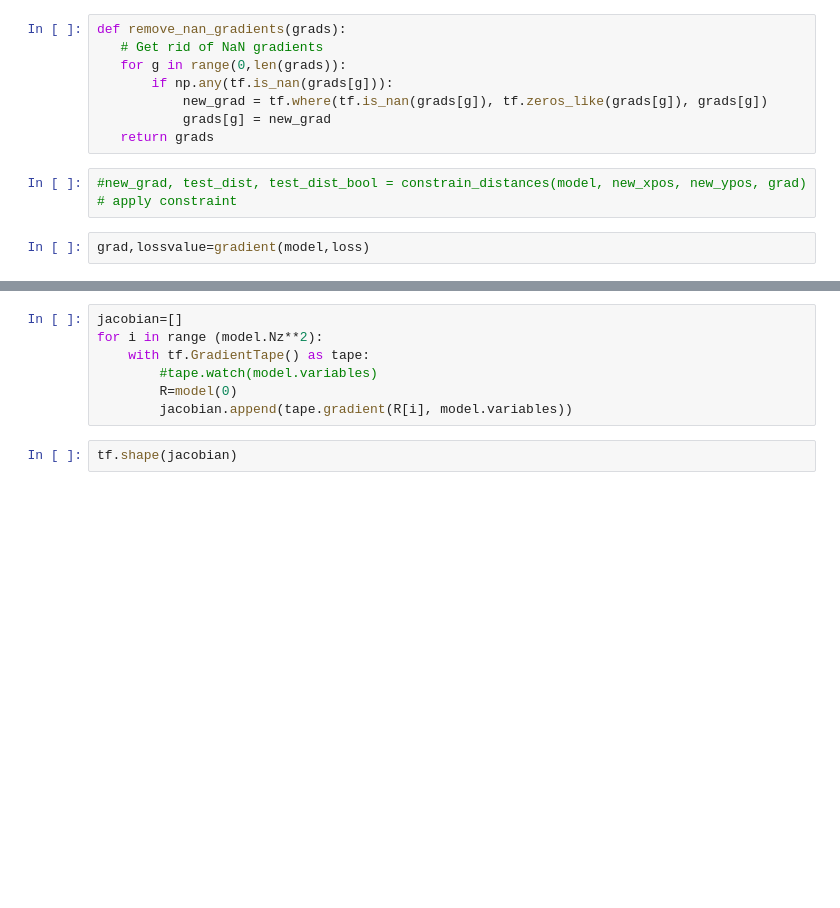
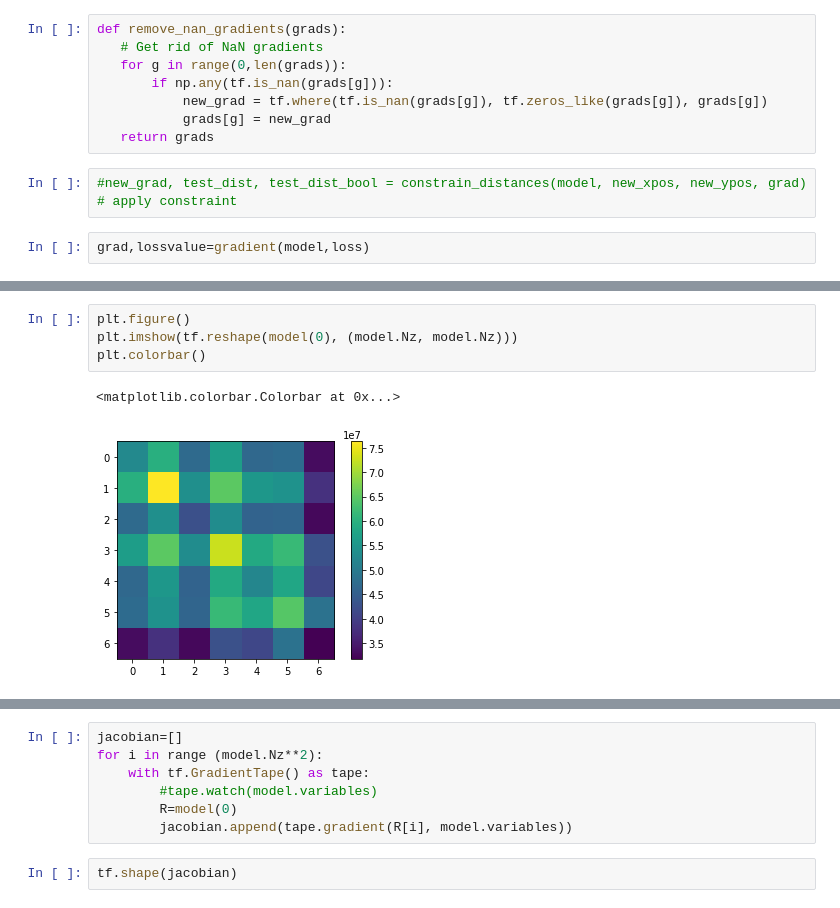
Before and after one commit to antipa/Randoscope_dev, a Jupyter notebook: RandoscopeXCorrMinTF-RadiusLearning.ipynb, the cells around one changed output, grey strips where cells are left out. Drawn from its saved outputs; the diff is of its cells as text; blank space fills up the shorter version.

```diff
--- a/RandoscopeXCorrMinTF-RadiusLearning.ipynb
+++ b/RandoscopeXCorrMinTF-RadiusLearning.ipynb
@@ -276,0 +371,7 @@ grad
+# %%
+plt.figure()
+plt.imshow(tf.reshape(model(0), (model.Nz, model.Nz)))
+plt.colorbar()
+# %% [output]
+<matplotlib.colorbar.Colorbar at 0x...>
+[figure, added]
```
Also changed, not shown: parts of 14 cells of this notebook, 2 other files.
